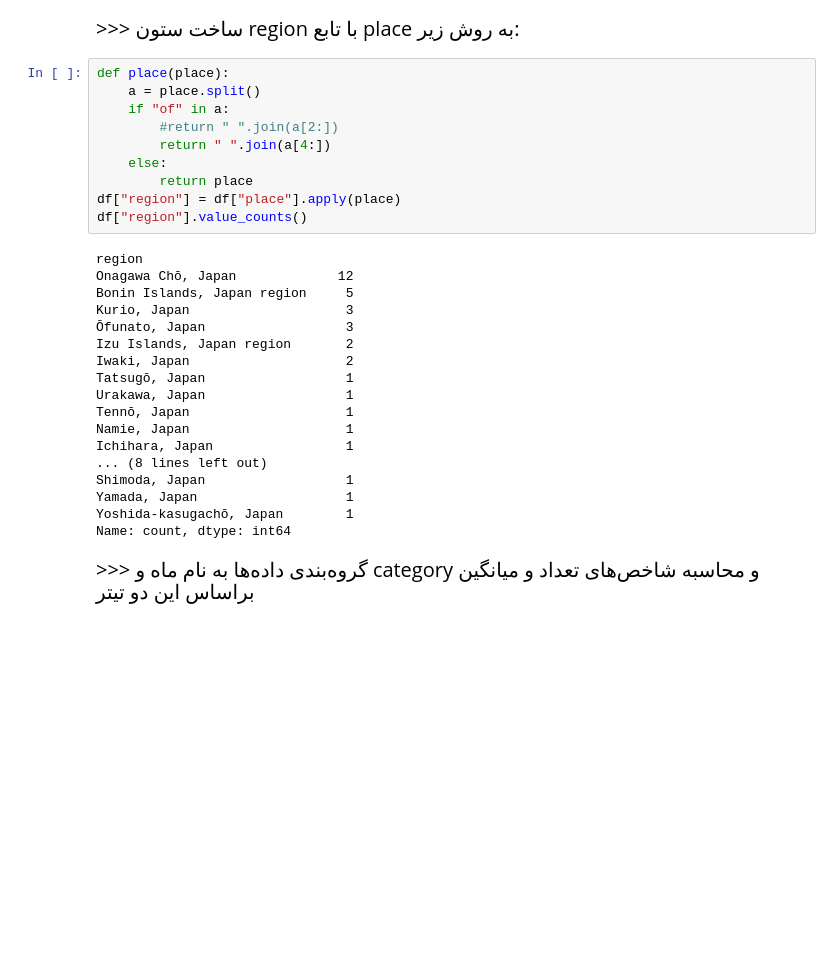
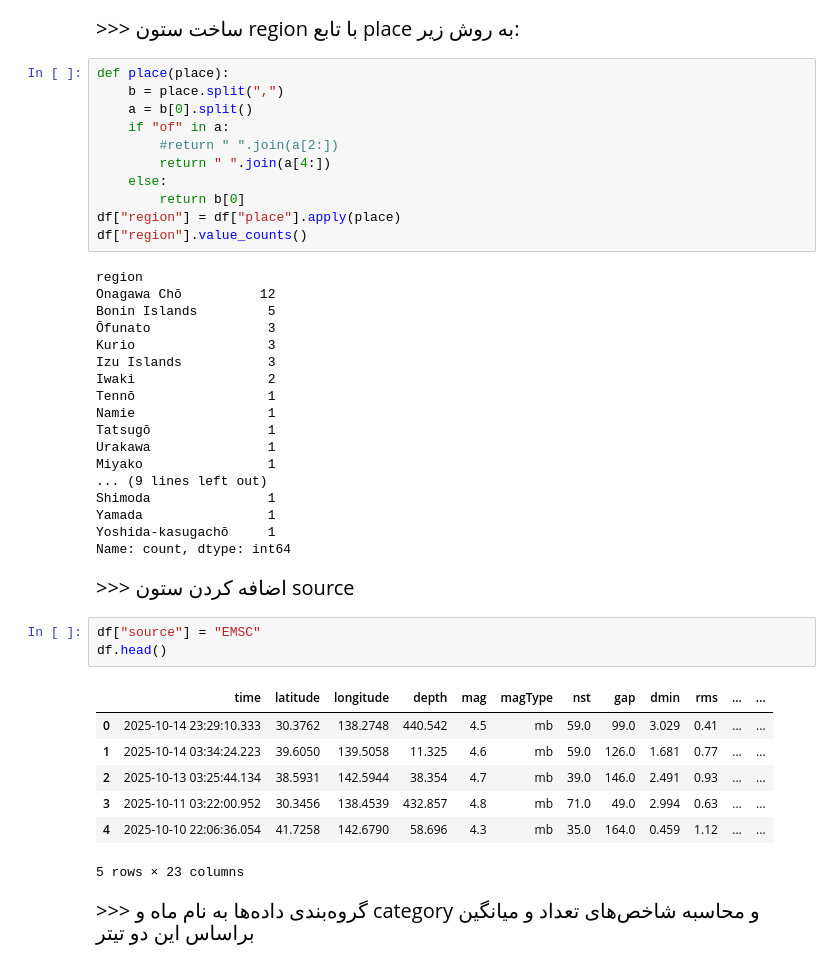
Before and after one commit to rezp8/earthquakeDataAnalysis, a Jupyter notebook: API.ipynb, the cells around one changed output. Saved outputs shown, nothing was run; the diff lists cells and outputs as text; blank space fills up the shorter version.

```diff
--- a/API.ipynb
+++ b/API.ipynb
@@ -188,32 +189,48 @@ df.head()
 >>> ساخت ستون region با تابع place به روش زیر:</div>
 # %%
 def place(place):
-    a = place.split()
+    b = place.split(",")
+    a = b[0].split()
     if "of" in a:
         #return " ".join(a[2:])
         return " ".join(a[4:])
     else:
-        return place
+        return b[0]
 df["region"] = df["place"].apply(place)
 df["region"].value_counts()
 # %% [output]
 region
-Onagawa Chō, Japan             12
-Bonin Islands, Japan region     5
-Kurio, Japan                    3
-Ōfunato, Japan                  3
-Izu Islands, Japan region       2
-Iwaki, Japan                    2
-Tatsugō, Japan                  1
-Urakawa, Japan                  1
-Tennō, Japan                    1
-Namie, Japan                    1
-Ichihara, Japan                 1
-... (8 lines left out)
-Shimoda, Japan                  1
-Yamada, Japan                   1
-Yoshida-kasugachō, Japan        1
+Onagawa Chō          12
+Bonin Islands         5
+Ōfunato               3
+Kurio                 3
+Izu Islands           3
+Iwaki                 2
+Tennō                 1
+Namie                 1
+Tatsugō               1
+Urakawa               1
+Miyako                1
+... (9 lines left out)
+Shimoda               1
+Yamada                1
+Yoshida-kasugachō     1
 Name: count, dtype: int64
+# %% [markdown]
+<div dir="rtl" style=" font-size: 20px;">
+>>> اضافه کردن ستون source
+</div>
+# %%
+df["source"] = "EMSC"
+df.head()
+# %% [output]
+|  | time | latitude | longitude | depth | mag | magType | nst | gap | dmin | rms | ... | ... |
+| 0 | 2025-10-14 23:29:10.333 | 30.3762 | 138.2748 | 440.542 | 4.5 | mb | 59.0 | 99.0 | 3.029 | 0.41 | ... | ... |
+| 1 | 2025-10-14 03:34:24.223 | 39.6050 | 139.5058 | 11.325 | 4.6 | mb | 59.0 | 126.0 | 1.681 | 0.77 | ... | ... |
+| 2 | 2025-10-13 03:25:44.134 | 38.5931 | 142.5944 | 38.354 | 4.7 | mb | 39.0 | 146.0 | 2.491 | 0.93 | ... | ... |
+| 3 | 2025-10-11 03:22:00.952 | 30.3456 | 138.4539 | 432.857 | 4.8 | mb | 71.0 | 49.0 | 2.994 | 0.63 | ... | ... |
+| 4 | 2025-10-10 22:06:36.054 | 41.7258 | 142.6790 | 58.696 | 4.3 | mb | 35.0 | 164.0 | 0.459 | 1.12 | ... | ... |
+5 rows × 23 columns
 # %% [markdown]
 <div dir="rtl" style=" font-size: 20px;">
 >>> گروه‌بندی داده‌ها به نام ماه و category و محاسبه شاخص‌های تعداد و میانگین براساس این دو تیتر</div>
```
Also changed, not shown: parts of 13 cells of this notebook, 1 other file.
